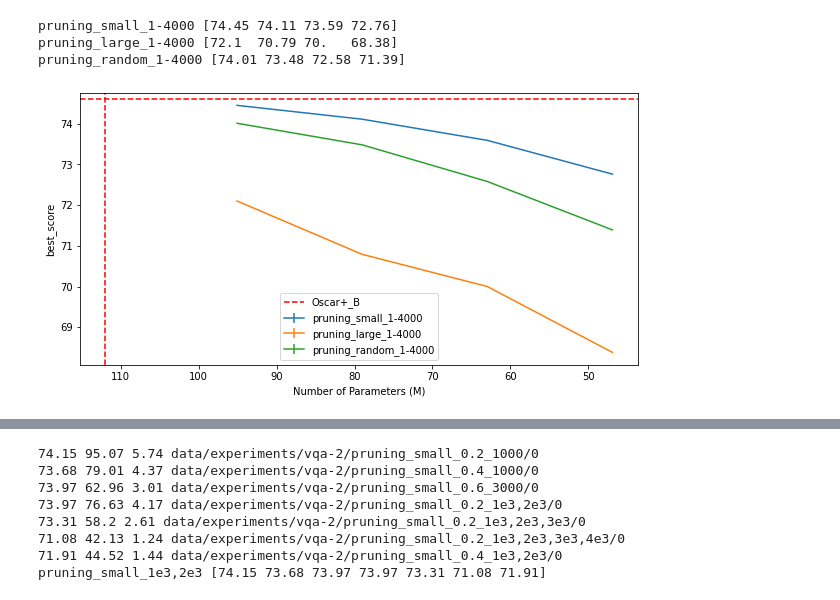
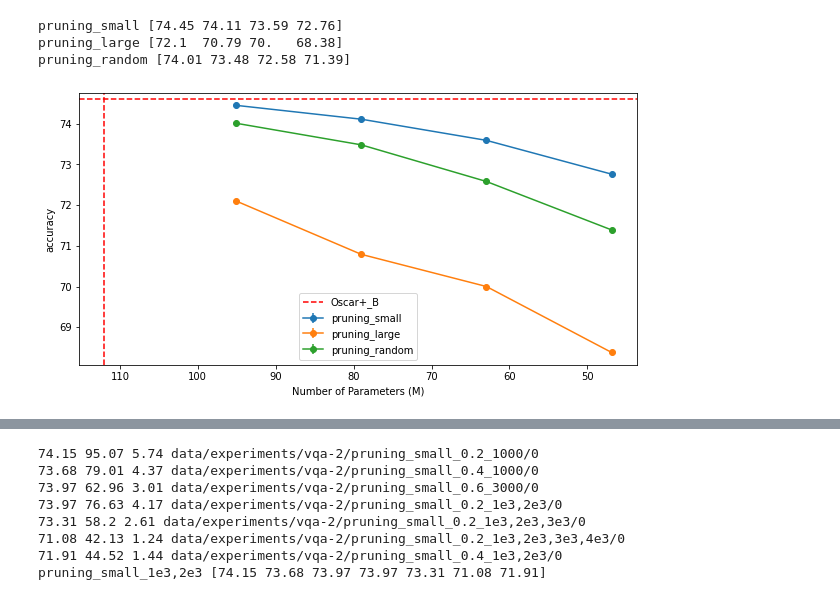
Before and after one commit to liqing-ustc/Oscar, a Jupyter notebook: results_analysis.ipynb, the cells around one changed output, grey strips where cells are left out. Saved outputs shown, nothing was run; the diff lists cells and outputs as text; code cells hidden in the pictures.

```diff
--- a/results_analysis.ipynb
+++ b/results_analysis.ipynb
@@ -45,0 +49,19 @@ plt.show()
+# %%
+output_dir = 'data/experiments/captioning/pruning_{}_{}/{}'
+n_repeat = 3
+metric = 'CIDEr'
+pruning_ratio_list = [0.2, 0.4, 0.6, 0.8]
+for pruning_strategy in ['small']:
+    params = []
+    res = []
+    for pruning_ratio in pruning_ratio_list:
+        for seed in range(n_repeat):
+            resolved_output_dir = output_dir.format(pruning_strategy, pruning_ratio, seed)
+            data = json.load(open(resolved_output_dir + '/saved_info.json'))
+            params.append(data['params'])
+            res.append(data['test_result'][metric])
+            print(data['test_result'])
+    params = np.array(params).reshape((-1, n_repeat))
+    res = np.array(res).reshape((-1, n_repeat)) * 100
+    params = params.mean(1)
+    label = 'pruning_' + pruning_strategy
@@ -50,40 +85,40 @@ for ck in ['1-4000']:
     output_dir = 'data/experiments/vqa/pruning_checkpoint-{}/pruning_{}_{}/{}'
     n_repeat = 1
     metric = 'best_score'
     for pruning_strategy in ['small', 'large', 'random']:
         params = []
         res = []
         for pruning_ratio in [0.2, 0.4, 0.6, 0.8]:
             for seed in range(n_repeat):
                 resolved_output_dir = output_dir.format(ck, pruning_strategy, pruning_ratio, seed)
                 data = json.load(open(resolved_output_dir + '/saved_info.json'))
                 params.append(data['params'])
                 res.append(data[metric])
         params = np.array(params).reshape((-1, n_repeat))
         res = np.array(res).reshape((-1, n_repeat))
         params = params.mean(1)
-        label = 'pruning_' + pruning_strategy + '_' + ck
-        plt.errorbar(params, res.mean(1), res.std(1), label = label)
+        label = 'pruning_' + pruning_strategy
+        plt.errorbar(params, res.mean(1), res.std(1), fmt='o-', label = label)
         print(label, res.mean(1))
 
 plt.axhline(y=74.6, color='r', linestyle="dashed", label='Oscar+_B')
 # # plt.axhline(y=123.7, color='r', linestyle="dashed", label='Oscar_B')
 plt.axvline(x=112, color='r', linestyle="dashed")
 # plt.plot(45.7,119.8,'b*', label='MiniVLM')
 # plt.plot(45.7,120.8,'gD', label='DistillVLM')
 # plt.plot(45.7,118.8,'ro', label='R101 + MiniLM')
 # plt.plot(45.7,115,'yx', label='Tee + MiniLM')
 
 plt.xlabel('Number of Parameters (M)')
-plt.ylabel(metric)
+plt.ylabel('accuracy')
 plt.gca().invert_xaxis()
 plt.legend()
-plt.savefig('output/res.png', dpi=300)
+plt.savefig('figures/pruning_strategy_vqa.png', dpi=300)
 plt.show()
 # %% [output]
-pruning_small_1-4000 [74.45 74.11 73.59 72.76]
-pruning_large_1-4000 [72.1  70.79 70.   68.38]
-pruning_random_1-4000 [74.01 73.48 72.58 71.39]
+pruning_small [74.45 74.11 73.59 72.76]
+pruning_large [72.1  70.79 70.   68.38]
+pruning_random [74.01 73.48 72.58 71.39]
-[figure, old version]
+[figure, new version]
 # %%
 plt.figure(figsize=(10, 5))
```
Also changed, not shown: parts of 4 cells of this notebook, 2 other files.
